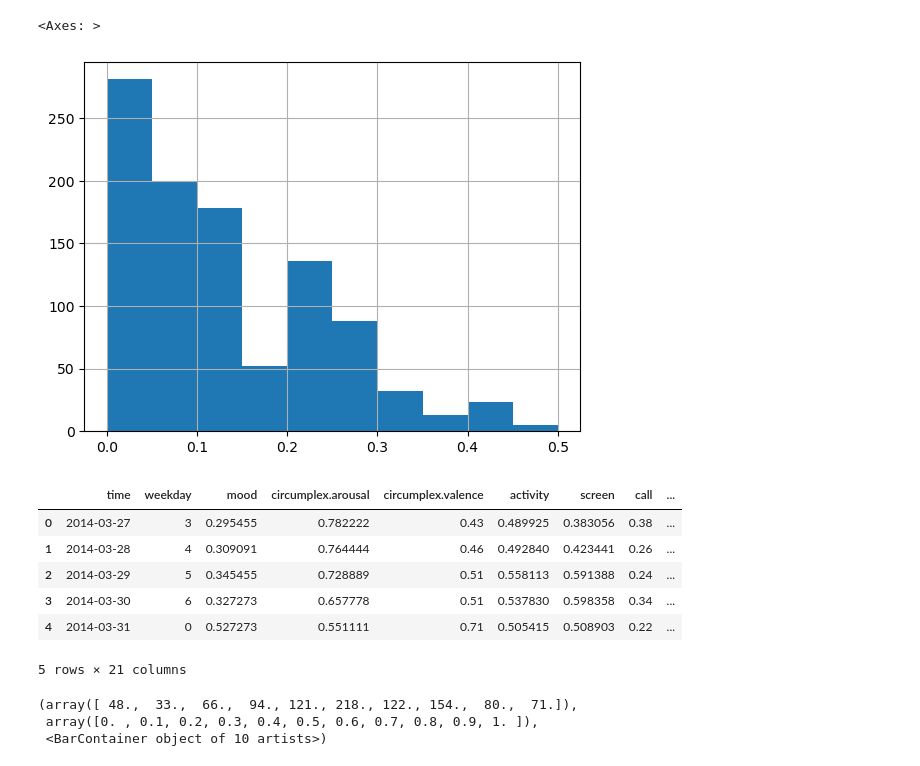
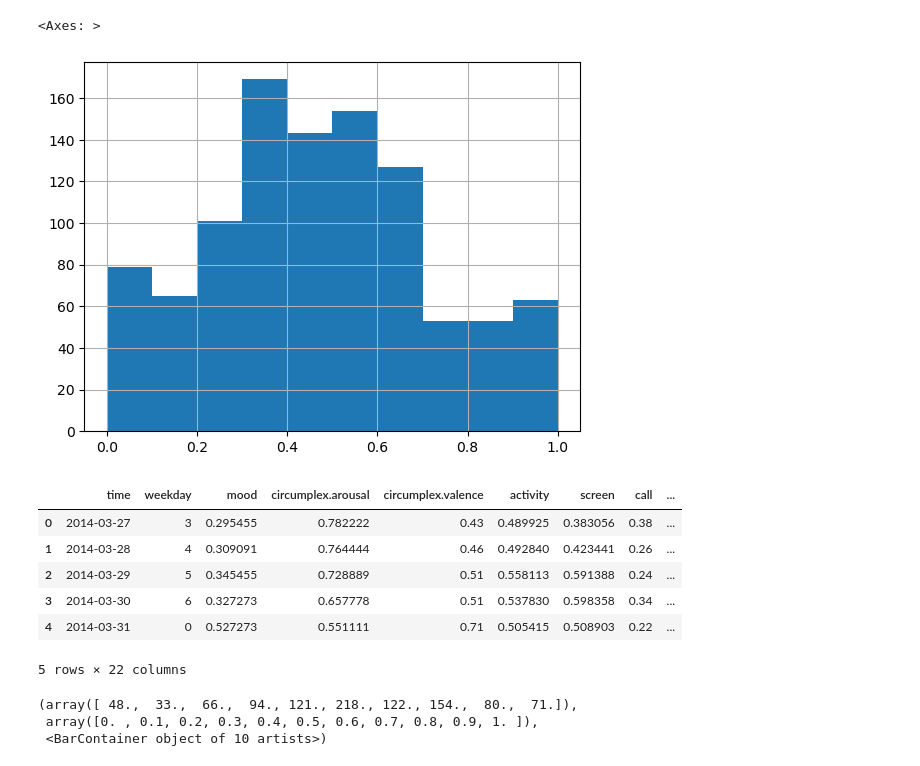
Before and after one commit to PaulHosek/DataMining, a Jupyter notebook: prepare_data_forrest.ipynb, the cells around one changed output. Drawn from its saved outputs; the diff is of its cells as text; code cells hidden in the pictures.

Commit message:
add sleep data

```diff
--- a/prepare_data_forrest.ipynb
+++ b/prepare_data_forrest.ipynb
@@ -35,7 +35,7 @@ vars = ['time', 'weekday', 'mood', 'circumplex.arousal', 'circumplex.valence',
        'activity', 'screen', 'call', 'sms', 'appCat.builtin',
        'appCat.communication', 'appCat.entertainment', 'appCat.finance',
        'appCat.game', 'appCat.office', 'appCat.other', 'appCat.social',
-       'appCat.travel', 'appCat.unknown', 'appCat.utilities', 'appCat.weather', 'mood_2days', 'mood_yesterday', '1day_mood_change', 'mood_target', 'target_bw' ]
+       'appCat.travel', 'appCat.unknown', 'appCat.utilities', 'appCat.weather', 'sleep', 'sleep_before', 'mood_2days', 'mood_yesterday', '1day_mood_change', 'mood_target', 'target_bw' ]
 
 forest_data = pd.DataFrame(columns = vars)
 
@@ -53,6 +53,7 @@ for i, df_org in enumerate(processed_dfs):
         forest_data = pd.concat([forest_data, means.transpose()], ignore_index=True)
         forest_data.iloc[-1, 0] = df['time'].iloc[j+n_days+1]
         forest_data.iloc[-1, 1] = df['weekday'].iloc[j+n_days+1]
+        forest_data.iloc[-1, -6] = df['sleep'].iloc[j+n_days+1]
         forest_data.iloc[-1, -5] = df['mood'].iloc[j+n_days-1]
         forest_data.iloc[-1, -4] = df['mood'].iloc[j+n_days]
         forest_data.iloc[-1, -2] = df['mood'].iloc[j+n_days+1]
@@ -66,10 +67,10 @@ for col in forest_data.columns:
 forest_data['target_bw'] = forest_data['mood_target'] - forest_data['mood_yesterday']
 forest_data['1day_mood_change'] = forest_data['mood_yesterday'] - forest_data['mood_2days']
 # %%
-forest_data['sms'].hist()
+forest_data['sleep_before'].hist()
 # %% [output]
 <Axes: >
-[figure, old version]
+[figure, new version]
 # %%
 # labels = ['vl', 'l', 'm', 'h', 'vh']
 # # build classes
@@ -84,7 +85,7 @@ forest_data.head()
 | 2 | 2014-03-29 | 5 | 0.345455 | 0.728889 | 0.51 | 0.558113 | 0.591388 | 0.24 | ... |
 | 3 | 2014-03-30 | 6 | 0.327273 | 0.657778 | 0.51 | 0.537830 | 0.598358 | 0.34 | ... |
 | 4 | 2014-03-31 | 0 | 0.527273 | 0.551111 | 0.71 | 0.505415 | 0.508903 | 0.22 | ... |
-5 rows × 21 columns
+5 rows × 22 columns
 # %%
 # delete constant columns
 # forest_data = forest_data.loc[:, (forest_data != forest_data.iloc[0]).any()]
```
Also changed, not shown: parts of 4 cells of this notebook, 56 other files.
